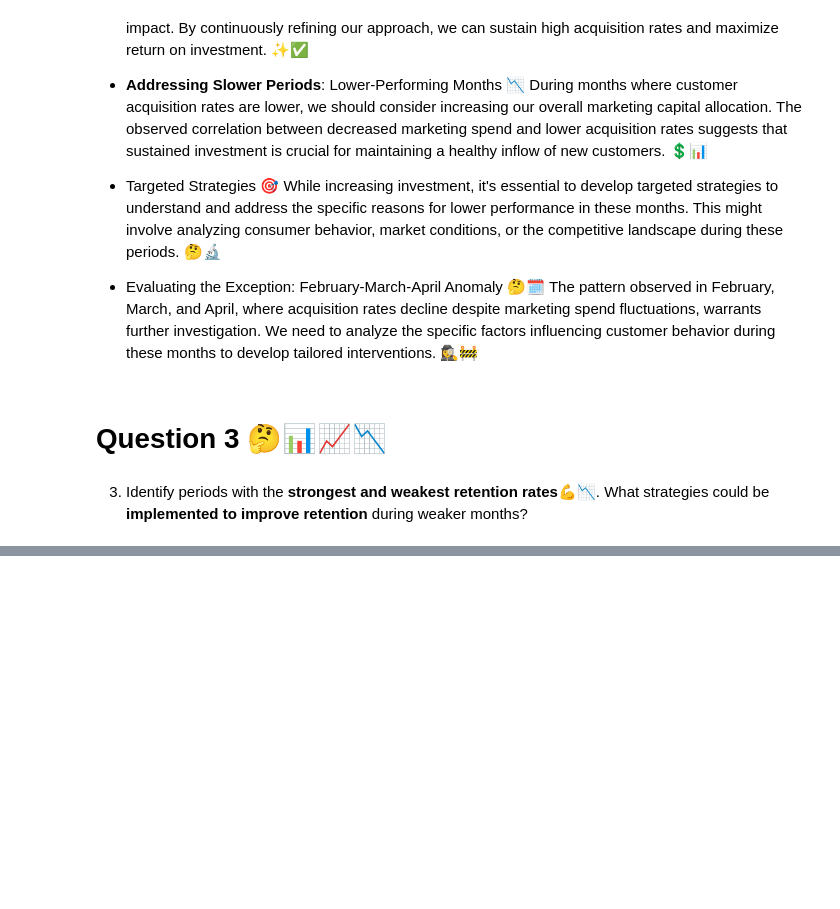
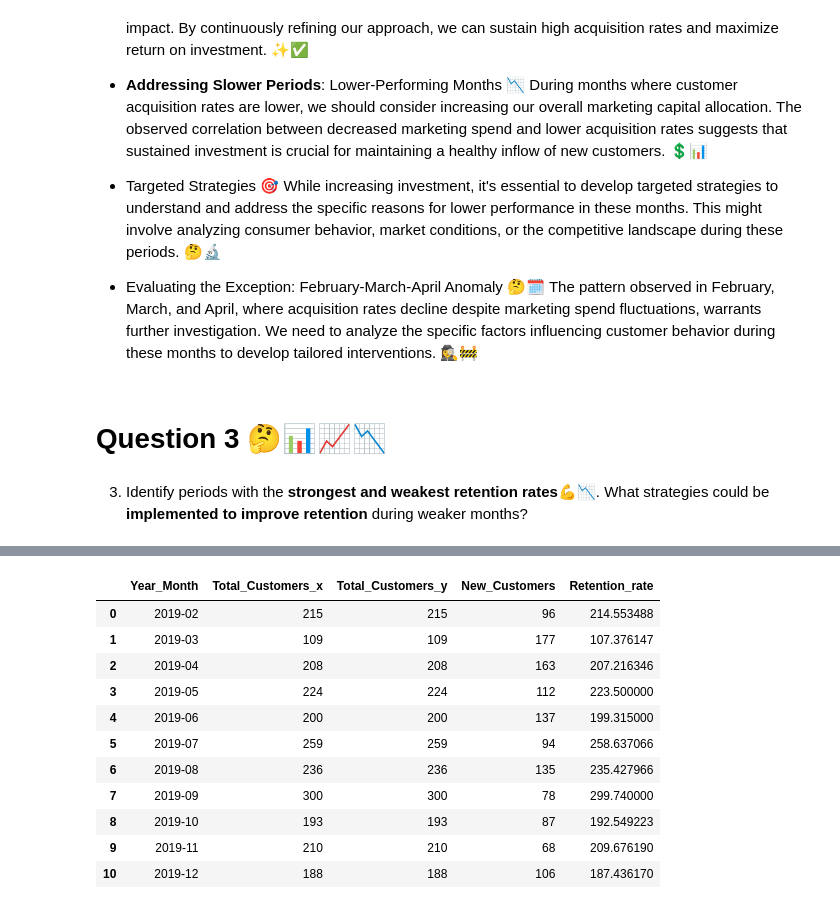
Before and after one commit to Smita569/E-commerce_Marketing_and_sales, a Jupyter notebook: E_commerce_Marketing_and_sales_Business_Case.ipynb, the cells around one changed output, grey strips where cells are left out. Drawn from its saved outputs; the diff is of its cells as text; code cells hidden in the pictures; blank space fills up the shorter version.

```diff
--- a/E_commerce_Marketing_and_sales_Business_Case.ipynb
+++ b/E_commerce_Marketing_and_sales_Business_Case.ipynb
@@ -179,3 +179,8 @@ plt.show()
 # Question 3 🤔📊📈📉
 # %% [markdown]
 3. Identify periods with the **strongest and weakest retention rates**💪📉. What strategies could be **implemented to improve retention** during weaker months?
+# %%
+df_onlineSales['Year_Month']=pd.to_datetime(df_onlineSales['Transaction_Date']).dt.to_period('M')
+customer_per_month=df_onlineSales.groupby('Year_Month')['CustomerID'].nunique().reset_index()
+customer_per_month.columns = ['Year_Month', 'Total_Customers']
+customer_per_month
@@ -181,0 +268,16 @@ plt.show()
+# %%
+df_merged2['Retention_rate']=(df_merged2['Total_Customers_x']-df_merged2['New_Customers']/df_merged2['Total_Customers_y'])
+df_merged2
+# %% [output]
+|  | Year_Month | Total_Customers_x | Total_Customers_y | New_Customers | Retention_rate |
+| 0 | 2019-02 | 215 | 215 | 96 | 214.553488 |
+| 1 | 2019-03 | 109 | 109 | 177 | 107.376147 |
+| 2 | 2019-04 | 208 | 208 | 163 | 207.216346 |
+| 3 | 2019-05 | 224 | 224 | 112 | 223.500000 |
+| 4 | 2019-06 | 200 | 200 | 137 | 199.315000 |
+| 5 | 2019-07 | 259 | 259 | 94 | 258.637066 |
+| 6 | 2019-08 | 236 | 236 | 135 | 235.427966 |
+| 7 | 2019-09 | 300 | 300 | 78 | 299.740000 |
+| 8 | 2019-10 | 193 | 193 | 87 | 192.549223 |
+| 9 | 2019-11 | 210 | 210 | 68 | 209.676190 |
+| 10 | 2019-12 | 188 | 188 | 106 | 187.436170 |
```
Also changed, not shown: parts of 6 cells of this notebook.
